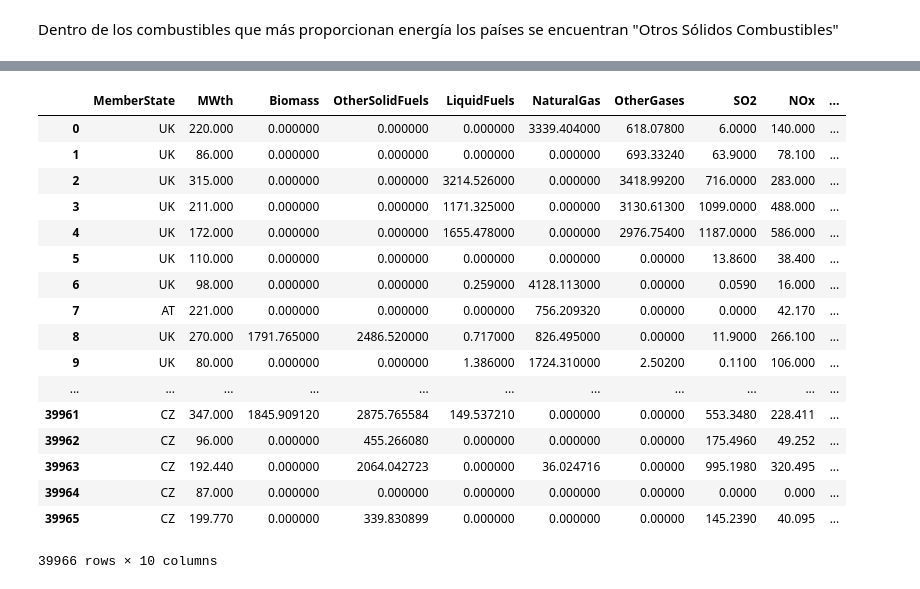
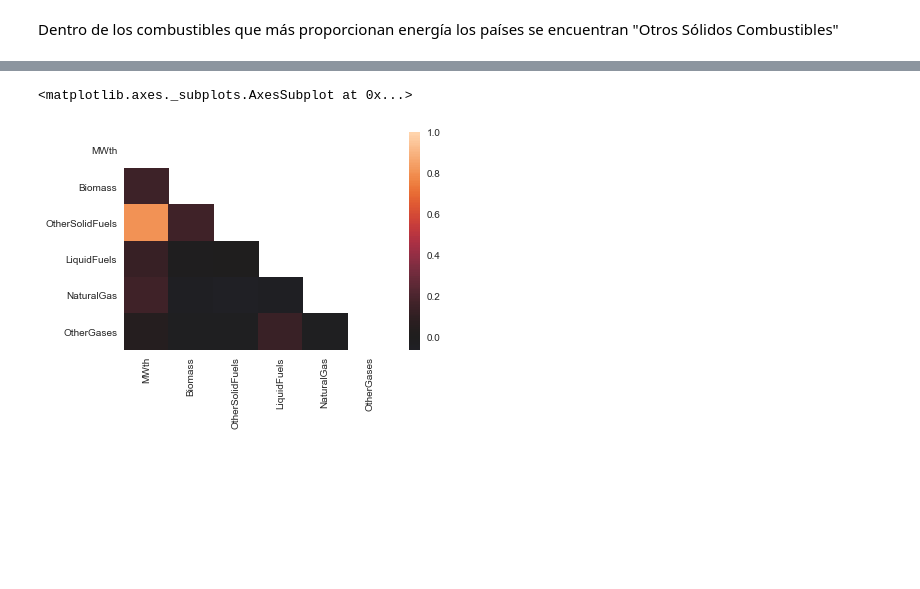
Before and after one commit to juanjosegdoj/-Estadistica2UCO, a Jupyter notebook: paraEntregar/Final/correlaciones.ipynb, the cells around one changed output, grey strips where cells are left out. Cells and saved outputs as stored; diff of their text form; code cells hidden in the pictures; blank space fills up the shorter version.

```diff
--- a/paraEntregar/Final/correlaciones.ipynb
+++ b/paraEntregar/Final/correlaciones.ipynb
@@ -65,21 +61,11 @@ df[['MWth', 'Biomass', 'OtherSolidFuels', 'LiquidFuels', 'NaturalGas', 'OtherGas
-# %%
-df
-# %% [output]
-|  | MemberState | MWth | Biomass | OtherSolidFuels | LiquidFuels | NaturalGas | OtherGases | SO2 | NOx | ... |
-| 0 | UK | 220.000 | 0.000000 | 0.000000 | 0.000000 | 3339.404000 | 618.07800 | 6.0000 | 140.000 | ... |
-| 1 | UK | 86.000 | 0.000000 | 0.000000 | 0.000000 | 0.000000 | 693.33240 | 63.9000 | 78.100 | ... |
-| 2 | UK | 315.000 | 0.000000 | 0.000000 | 3214.526000 | 0.000000 | 3418.99200 | 716.0000 | 283.000 | ... |
-| 3 | UK | 211.000 | 0.000000 | 0.000000 | 1171.325000 | 0.000000 | 3130.61300 | 1099.0000 | 488.000 | ... |
-| 4 | UK | 172.000 | 0.000000 | 0.000000 | 1655.478000 | 0.000000 | 2976.75400 | 1187.0000 | 586.000 | ... |
-| 5 | UK | 110.000 | 0.000000 | 0.000000 | 0.000000 | 0.000000 | 0.00000 | 13.8600 | 38.400 | ... |
-| 6 | UK | 98.000 | 0.000000 | 0.000000 | 0.259000 | 4128.113000 | 0.00000 | 0.0590 | 16.000 | ... |
-| 7 | AT | 221.000 | 0.000000 | 0.000000 | 0.000000 | 756.209320 | 0.00000 | 0.0000 | 42.170 | ... |
-| 8 | UK | 270.000 | 1791.765000 | 2486.520000 | 0.717000 | 826.495000 | 0.00000 | 11.9000 | 266.100 | ... |
-| 9 | UK | 80.000 | 0.000000 | 0.000000 | 1.386000 | 1724.310000 | 2.50200 | 0.1100 | 106.000 | ... |
-| ... | ... | ... | ... | ... | ... | ... | ... | ... | ... | ... |
-| 39961 | CZ | 347.000 | 1845.909120 | 2875.765584 | 149.537210 | 0.000000 | 0.00000 | 553.3480 | 228.411 | ... |
-| 39962 | CZ | 96.000 | 0.000000 | 455.266080 | 0.000000 | 0.000000 | 0.00000 | 175.4960 | 49.252 | ... |
-| 39963 | CZ | 192.440 | 0.000000 | 2064.042723 | 0.000000 | 36.024716 | 0.00000 | 995.1980 | 320.495 | ... |
-| 39964 | CZ | 87.000 | 0.000000 | 0.000000 | 0.000000 | 0.000000 | 0.00000 | 0.0000 | 0.000 | ... |
-| 39965 | CZ | 199.770 | 0.000000 | 339.830899 | 0.000000 | 0.000000 | 0.00000 | 145.2390 | 40.095 | ... |
-39966 rows × 10 columns
+# %%
+
+corr = df[['MWth', 'Biomass', 'OtherSolidFuels', 'LiquidFuels', 'NaturalGas', 'OtherGases']].corr()
+
+
+mask = np.zeros_like(corr, dtype=np.bool)
+mask[np.triu_indices_from(mask)] = True
+sns.heatmap(corr, mask=mask,  vmax=1.0, center=0,linewidths=0)
+# %% [output]
+<matplotlib.axes._subplots.AxesSubplot at 0x...>
+[figure, added]
```
Also changed, not shown: parts of 6 cells of this notebook.
